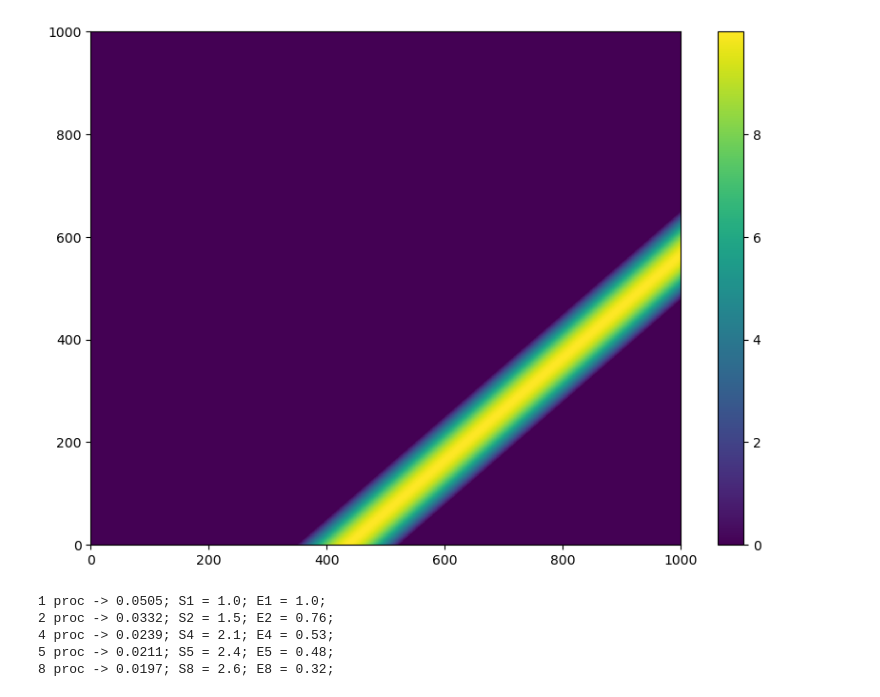
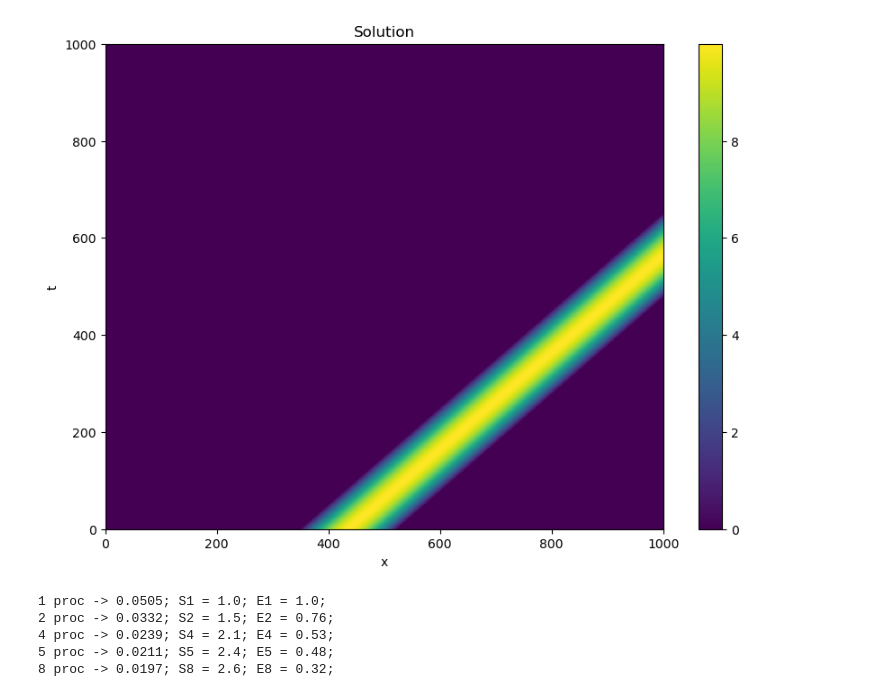
Before and after one commit to largeNumberOfOnes/parallele, a Jupyter notebook: labs/laboratory_work_1.ipynb, the cells around one changed output. Saved outputs shown, nothing was run; the diff lists cells and outputs as text; code cells hidden in the pictures.

```diff
--- a/labs/laboratory_work_1.ipynb
+++ b/labs/laboratory_work_1.ipynb
@@ -5,12 +5,15 @@ import numpy as np
 # %%
 with open('../output/calc.txt') as file:
     lines = file.readlines()
     arr = list(map(lambda s: list(map(float, s[:-3].split(', '))), lines))
     plt.figure(figsize=(10, 7))
+    plt.title("Solution")
+    plt.xlabel("x")
+    plt.ylabel("t")
     plt.pcolormesh(arr)
     plt.colorbar()
 # %% [output]
-[figure, old version]
+[figure, new version]
 # %%
 print(f"""\
 1 proc -> {0.050511:.3}; S1 = {0.050511/0.050511:.2}; E1 = {0.050511/0.050511/1:.2};
```
Also changed, not shown: 1 other file.
